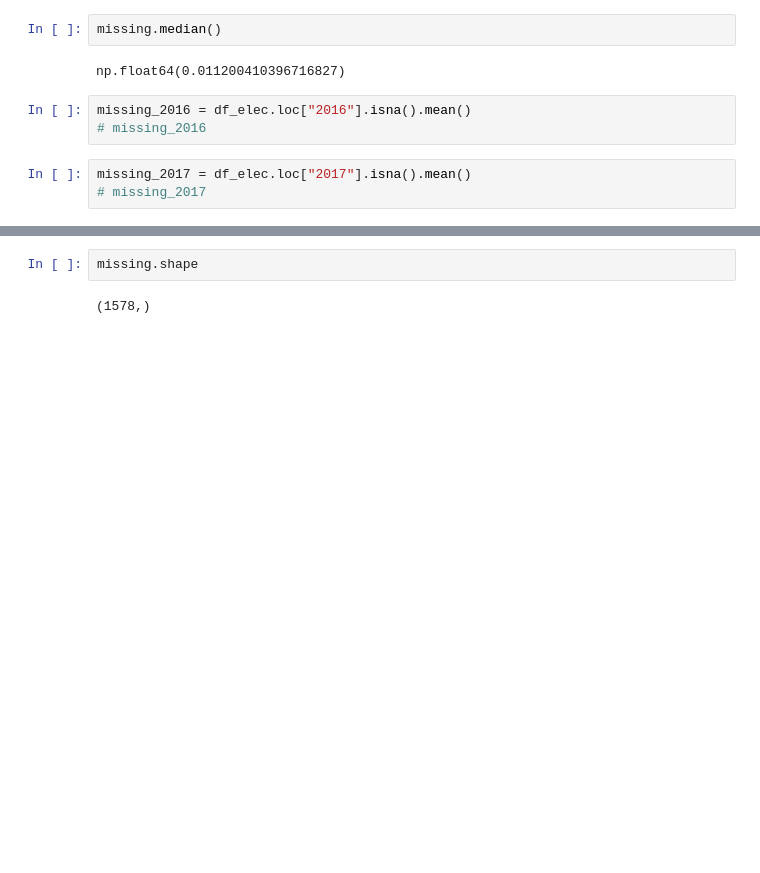
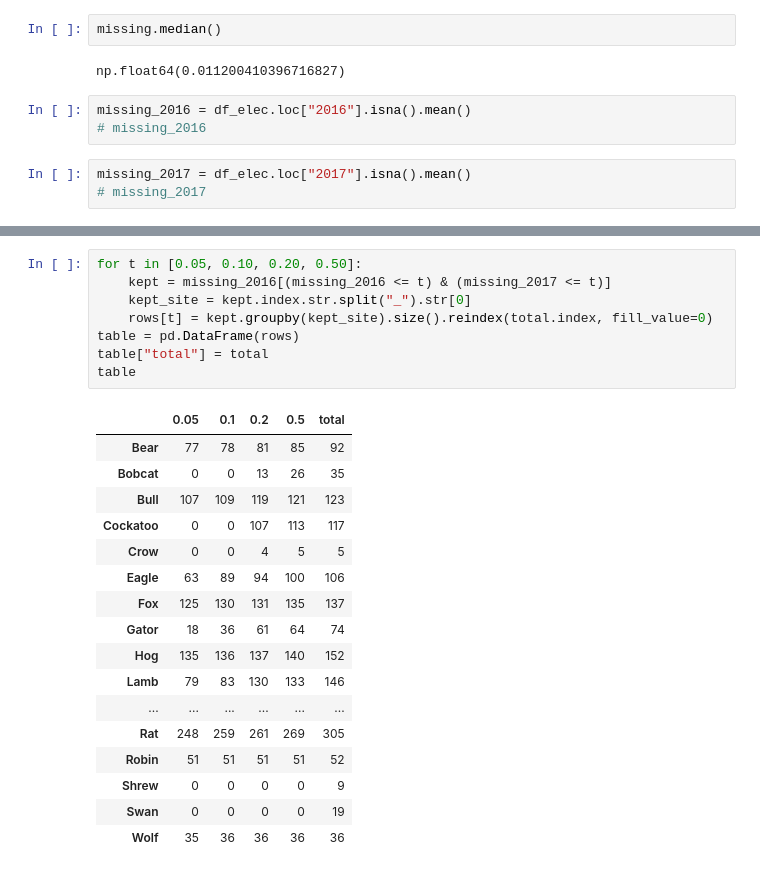
Before and after one commit to sevilkhojasteh/building-energy-trust, a Jupyter notebook: notebooks/01_explore.ipynb, the cells around one changed output, grey strips where cells are left out. Cells and saved outputs as stored; diff of their text form; blank space fills up the shorter version.

```diff
--- a/notebooks/01_explore.ipynb
+++ b/notebooks/01_explore.ipynb
@@ -282,4 +239,26 @@ Length: 1578, dtype: float64
 # %%
-missing.shape
+for t in [0.05, 0.10, 0.20, 0.50]:
+    kept = missing_2016[(missing_2016 <= t) & (missing_2017 <= t)]
+    kept_site = kept.index.str.split("_").str[0]
+    rows[t] = kept.groupby(kept_site).size().reindex(total.index, fill_value=0)
+table = pd.DataFrame(rows)
+table["total"] = total
+table
 # %% [output]
-(1578,)
+|  | 0.05 | 0.1 | 0.2 | 0.5 | total |
+| Bear | 77 | 78 | 81 | 85 | 92 |
+| Bobcat | 0 | 0 | 13 | 26 | 35 |
+| Bull | 107 | 109 | 119 | 121 | 123 |
+| Cockatoo | 0 | 0 | 107 | 113 | 117 |
+| Crow | 0 | 0 | 4 | 5 | 5 |
+| Eagle | 63 | 89 | 94 | 100 | 106 |
+| Fox | 125 | 130 | 131 | 135 | 137 |
+| Gator | 18 | 36 | 61 | 64 | 74 |
+| Hog | 135 | 136 | 137 | 140 | 152 |
+| Lamb | 79 | 83 | 130 | 133 | 146 |
+| ... | ... | ... | ... | ... | ... |
+| Rat | 248 | 259 | 261 | 269 | 305 |
+| Robin | 51 | 51 | 51 | 51 | 52 |
+| Shrew | 0 | 0 | 0 | 0 | 9 |
+| Swan | 0 | 0 | 0 | 0 | 19 |
+| Wolf | 35 | 36 | 36 | 36 | 36 |
```
Also changed, not shown: parts of 5 cells of this notebook.
